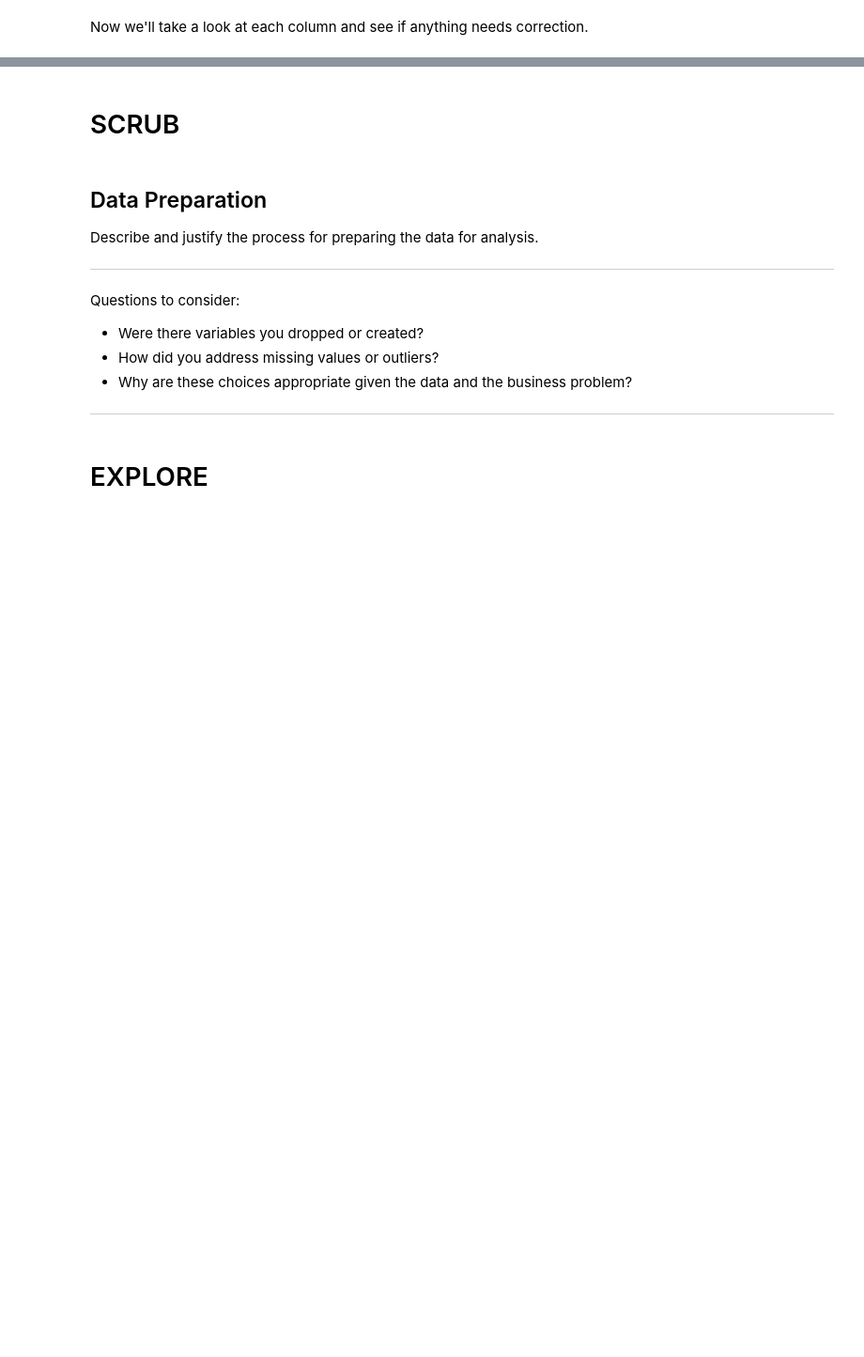
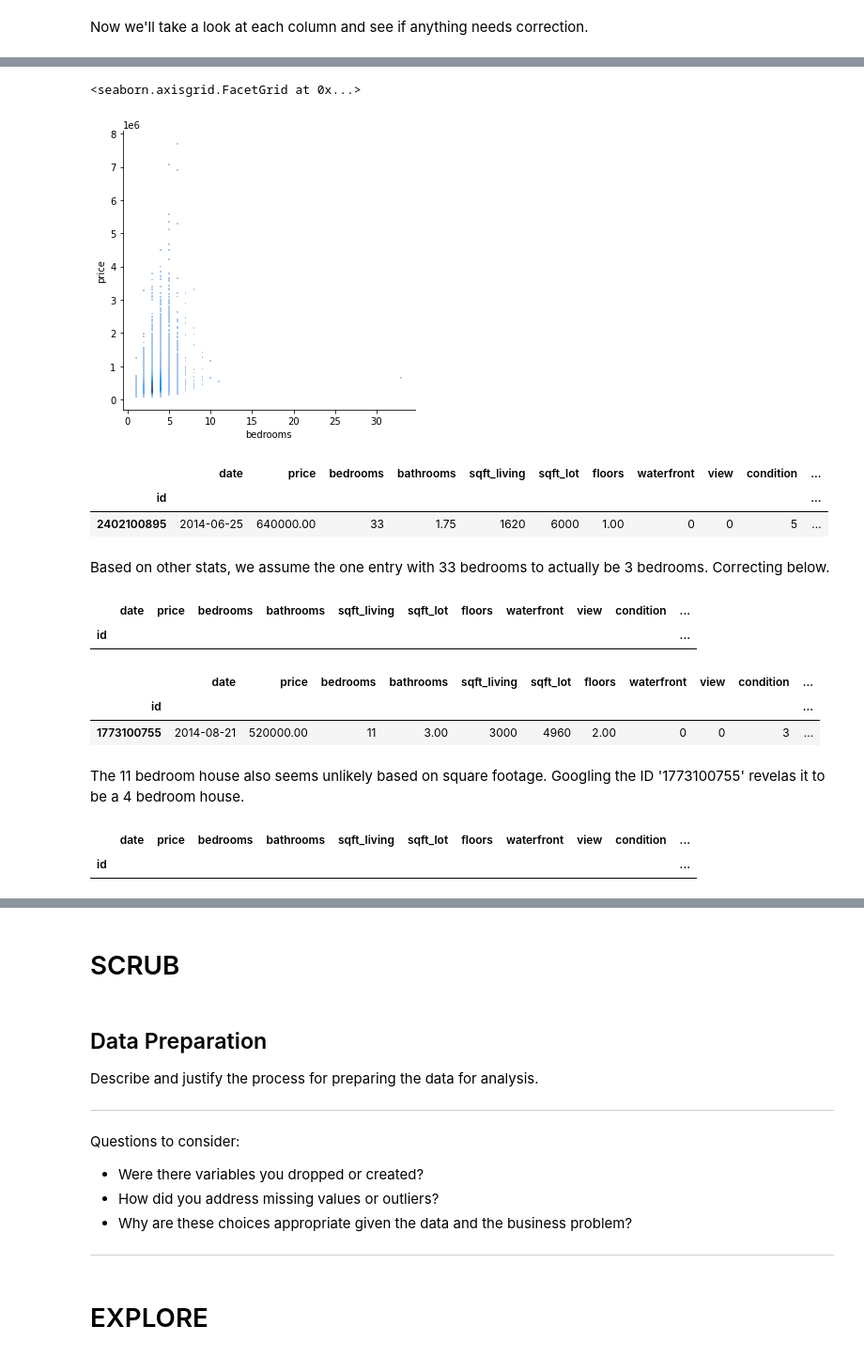
Before and after one commit to Drymander/dsc-phase-2-project, a Jupyter notebook: index_OSEMN_plus_mvp.ipynb, the cells around one changed output, grey strips where cells are left out. Shown: that part at 94% size. Saved outputs shown, nothing was run; the diff lists cells and outputs as text; code cells hidden in the pictures; blank space fills up the shorter version.

```diff
--- a/index_OSEMN_plus_mvp.ipynb
+++ b/index_OSEMN_plus_mvp.ipynb
@@ -409,0 +383,20 @@ Displaying first 10:
+# %%
+def clean_column(column, unique_count=10):
+    column_str = str(column)
+    print('Datatype: ' + str(df[column].dtypes))
+    print('Total unique itms: ' + str(df[column].nunique()))
+    print('Displaying first ' + str(unique_count) + ':')
+    print(df[column].unique()[0:unique_count])
+    print(f"Minimum value: {df[column].min()}.  Maximum value: {df[column].max()}")
+    print(df[column].describe())
+    return column_str
+
+def regplot(column):
+    return sns.regplot(data=df, x=column, y='price')
+
+def hist(column):
+    hist = df[column].hist()
+    return plt.show()
+
+def displot(column):
+    return sns.displot(data=df, x=column, y='price')
@@ -409,0 +457,35 @@ Displaying first 10:
+# %%
+displot('bedrooms')
+# %% [output]
+<seaborn.axisgrid.FacetGrid at 0x...>
+[figure, added]
+# %%
+df.loc[df['bedrooms'] == 33]
+# %% [output]
+|  | date | price | bedrooms | bathrooms | sqft_living | sqft_lot | floors | waterfront | view | condition | ... |
+| id |  |  |  |  |  |  |  |  |  |  | ... |
+| 2402100895 | 2014-06-25 | 640000.00 | 33 | 1.75 | 1620 | 6000 | 1.00 | 0 | 0 | 5 | ... |
+# %% [markdown]
+Based on other stats, we assume the one entry with 33 bedrooms to actually be 3 bedrooms.  Correcting below.
+# %%
+df['bedrooms'] = df['bedrooms'].replace([33],3)
+
+df.loc[df['bedrooms'] == 33]
+# %% [output]
+|  | date | price | bedrooms | bathrooms | sqft_living | sqft_lot | floors | waterfront | view | condition | ... |
+| id |  |  |  |  |  |  |  |  |  |  | ... |
+# %%
+df.loc[df['bedrooms'] == 11]
+# %% [output]
+|  | date | price | bedrooms | bathrooms | sqft_living | sqft_lot | floors | waterfront | view | condition | ... |
+| id |  |  |  |  |  |  |  |  |  |  | ... |
+| 1773100755 | 2014-08-21 | 520000.00 | 11 | 3.00 | 3000 | 4960 | 2.00 | 0 | 0 | 3 | ... |
+# %% [markdown]
+The 11 bedroom house also seems unlikely based on square footage.  Googling the ID '1773100755' revelas it to be a 4 bedroom house.
+# %%
+df['bedrooms'] = df['bedrooms'].replace([11],4)
+
+df.loc[df['bedrooms'] == 11]
+# %% [output]
+|  | date | price | bedrooms | bathrooms | sqft_living | sqft_lot | floors | waterfront | view | condition | ... |
+| id |  |  |  |  |  |  |  |  |  |  | ... |
```
Also changed, not shown: parts of 73 cells of this notebook.
